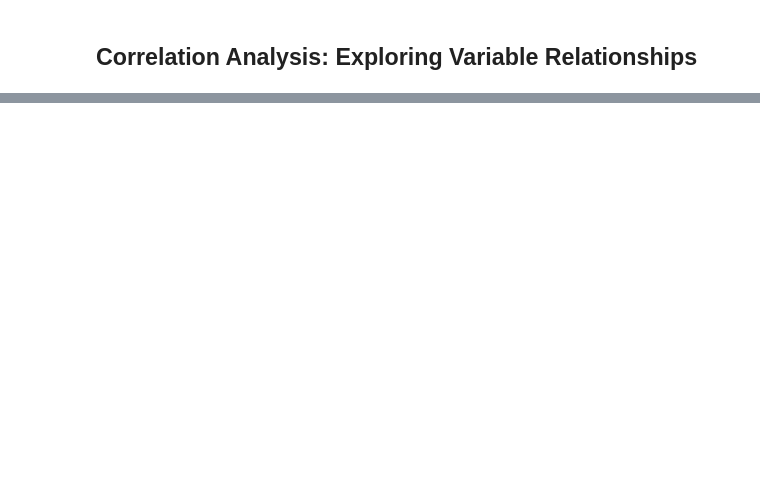
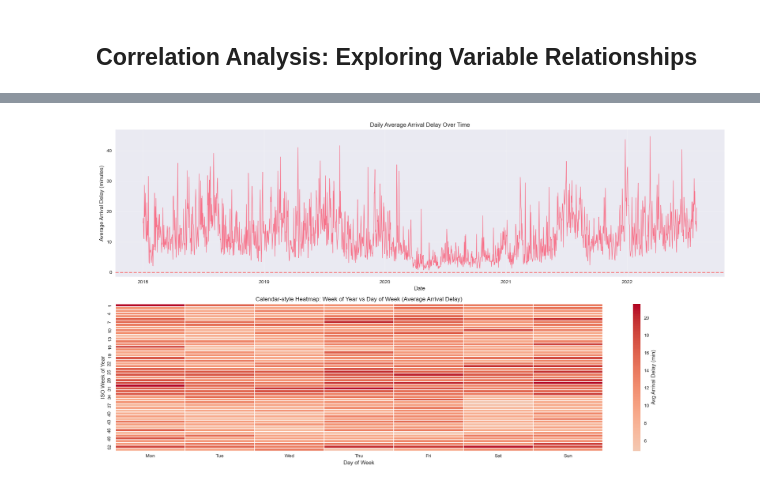
Before and after one commit to aniolpetit/flight-status-prediction, a Jupyter notebook: eda.ipynb, the cells around one changed output, grey strips where cells are left out. Drawn from its saved outputs; the diff is of its cells as text; code cells hidden in the pictures; blank space fills up the shorter version.

```diff
--- a/eda.ipynb
+++ b/eda.ipynb
@@ -1373,0 +1322,42 @@ Top 10 Features Correlated with Arrival Delay (Pearson):
+# %%
+# Time-series and calendar-style heatmap of average arrival delay
+
+fig, axes = plt.subplots(2, 1, figsize=(18, 10))
+
+# 1) Time series of daily average arrival delay
+axes[0].plot(daily_delay['FlightDate'], daily_delay['avg_arr_delay'], linewidth=1.0)
+axes[0].axhline(0, color='red', linestyle='--', alpha=0.5)
+axes[0].set_title('Daily Average Arrival Delay Over Time')
+axes[0].set_xlabel('Date')
+axes[0].set_ylabel('Average Arrival Delay (minutes)')
+axes[0].grid(alpha=0.3)
+
+# 2) Calendar-style heatmap: week of year vs day of week (aggregated across years)
+cal_data = daily_delay.copy()
+cal_data['dow_short'] = cal_data['FlightDate'].dt.day_name().str.slice(0, 3)
+
+# Pivot: rows = week of year, columns = day of week (short label)
+heat_pivot = cal_data.pivot_table(
+    index='week_of_year',
+    columns='dow_short',
+    values='avg_arr_delay',
+    aggfunc='mean'
+).reindex(columns=['Mon', 'Tue', 'Wed', 'Thu', 'Fri', 'Sat', 'Sun'])
+
+sns.heatmap(
+    heat_pivot,
+    ax=axes[1],
+    cmap='coolwarm',
+    center=0,
+    linewidths=0.3,
+    linecolor='white',
+    cbar_kws={'label': 'Avg Arrival Delay (min)'}
+)
+axes[1].set_title('Calendar-style Heatmap: Week of Year vs Day of Week (Average Arrival Delay)')
+axes[1].set_xlabel('Day of Week')
+axes[1].set_ylabel('ISO Week of Year')
+
+plt.tight_layout()
+plt.show()
+# %% [output]
+[figure, added]
```
Also changed, not shown: parts of 23 cells of this notebook, 11 other files.
